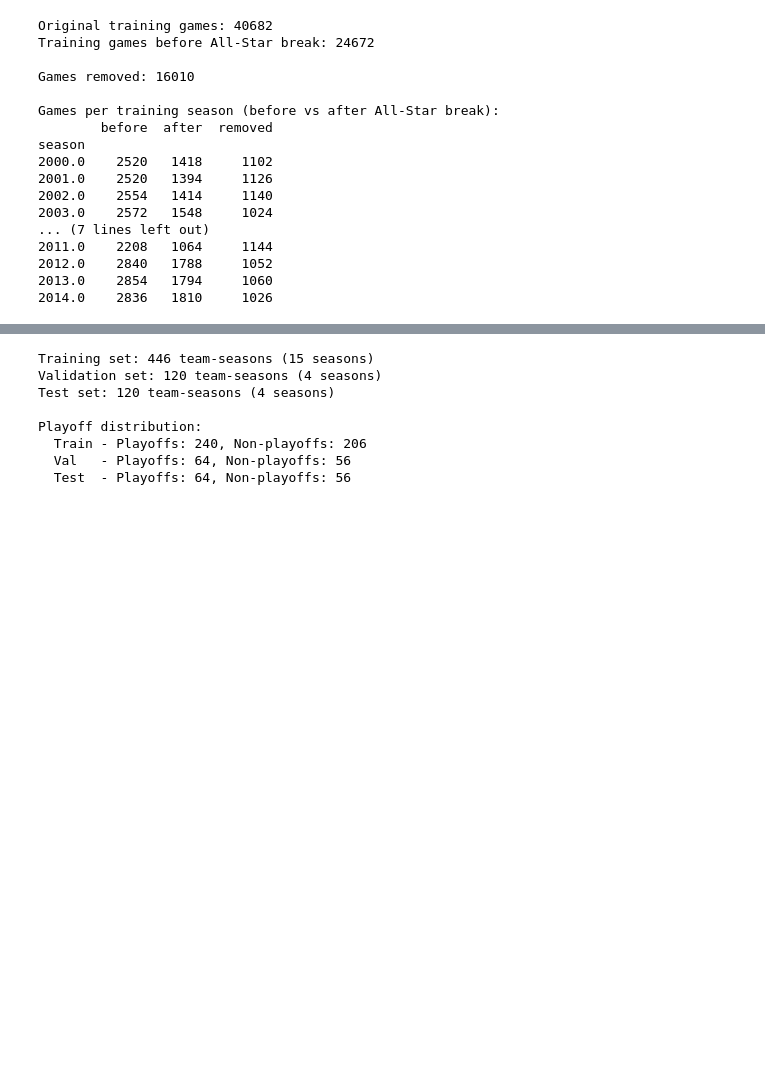
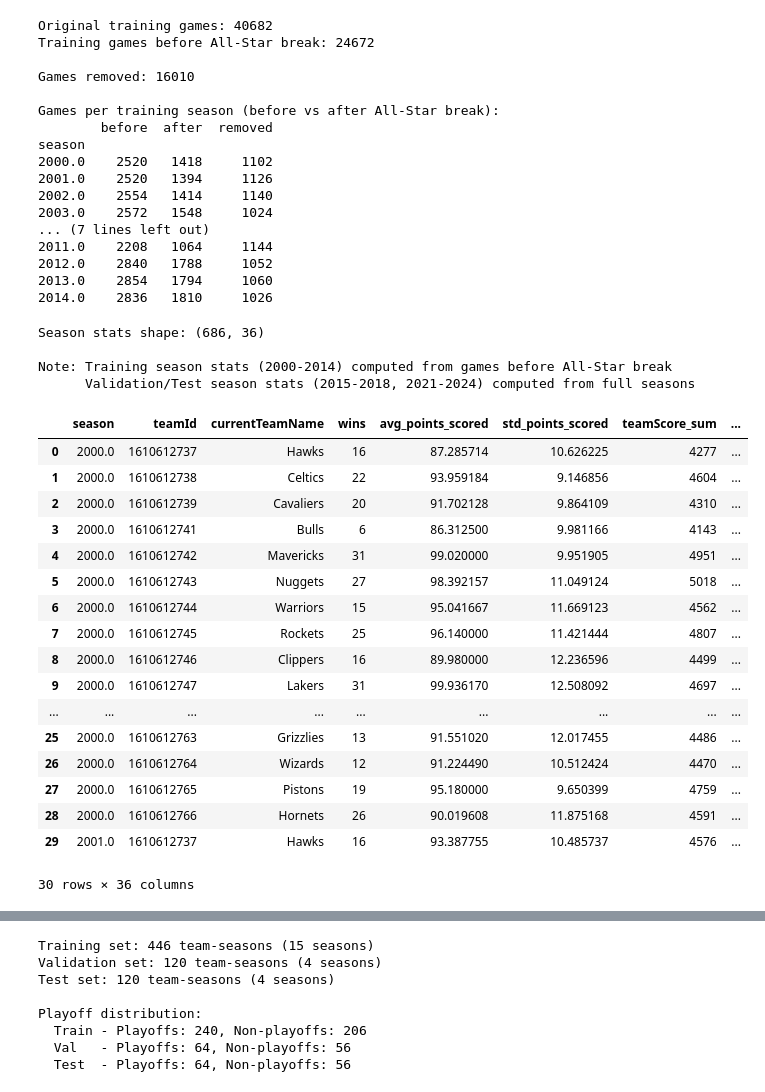
Before and after one commit to Techdude01/NBAPredict, a Jupyter notebook: NBAPredict.ipynb, the cells around one changed output, grey strips where cells are left out. Drawn from its saved outputs; the diff is of its cells as text; code cells hidden in the pictures; blank space fills up the shorter version.

Commit message:
add three features (OFF/DEF strength,assists_squared)

```diff
--- a/NBAPredict.ipynb
+++ b/NBAPredict.ipynb
@@ -383,33 +379,86 @@ season_stats = df_for_agg.groupby(['season', 'teamId', 'currentTeamName']).agg({
     'pointsFromTurnovers': 'mean',
     'benchPoints': 'mean',
 
     # Game count
     'gameId': 'count'
 }).reset_index()
 
 # Flatten column names
 season_stats.columns = ['_'.join(col).strip('_') if isinstance(col, tuple) else col
                         for col in season_stats.columns]
 
 # Rename some columns for clarity
 season_stats = season_stats.rename(columns={
     'win_sum': 'wins',
     'gameId_count': 'games_played',
     'teamScore_mean': 'avg_points_scored',
     'teamScore_std': 'std_points_scored',
     'opponentScore_mean': 'avg_points_allowed',
     'opponentScore_std': 'std_points_allowed'
 })
 
 # Calculate additional derived features
 season_stats['losses'] = season_stats['games_played'] - season_stats['wins']
 season_stats['win_pct'] = season_stats['wins'] / season_stats['games_played']
 season_stats['point_diff'] = season_stats['avg_points_scored'] - season_stats['avg_points_allowed']
 
+# Optional advanced features (toggle with separate booleans)
+USE_OFFENSIVE_STRENGTH = True  # Set to False to exclude offensive_strength and efg_pct
+USE_DEFENSIVE_STRENGTH = True  # Set to False to exclude defensive_strength
+USE_ASSISTS_SQUARED = True     # Set to False to exclude assists_mean_squared
+
+if USE_OFFENSIVE_STRENGTH:
+    # Calculate effective field goal percentage (needed for offensive_strength)
+    season_stats['efg_pct'] = (season_stats['fieldGoalsMade_mean'] + 0.5 * season_stats['threePointersMade_mean']) / (
+        season_stats['fieldGoalsAttempted_mean'] + 1e-6  # Add small epsilon to avoid division by zero
+    )
+
+    # Composite offensive strength feature
+    season_stats['offensive_strength'] = (
+        season_stats['avg_points_scored'] +
+        season_stats['assists_mean'] +
+        season_stats['efg_pct']
+    ) / 3
+
+if USE_DEFENSIVE_STRENGTH:
+    # Composite defensive strength feature
+    season_stats['defensive_strength'] = (
+        season_stats['avg_points_allowed'] +
+        season_stats['blocks_mean'] +
+        season_stats['steals_mean']
+    ) / 3
+
+if USE_ASSISTS_SQUARED:
+    # Polynomial feature: square of assists_mean
+    season_stats['assists_mean_squared'] = season_stats['assists_mean'] ** 2
+
 print(f"Season stats shape: {season_stats.shape}")
 print(f"\nNote: Training season stats (2000-2014) computed from games before All-Star break")
 print(f"      Validation/Test season stats (2015-2018, 2021-2024) computed from full seasons")
 season_stats.head(30)
+# %% [output]
+Season stats shape: (686, 36)
+
+Note: Training season stats (2000-2014) computed from games before All-Star break
+      Validation/Test season stats (2015-2018, 2021-2024) computed from full seasons
+|  | season | teamId | currentTeamName | wins | avg_points_scored | std_points_scored | teamScore_sum | ... |
+| 0 | 2000.0 | 1610612737 | Hawks | 16 | 87.285714 | 10.626225 | 4277 | ... |
+| 1 | 2000.0 | 1610612738 | Celtics | 22 | 93.959184 | 9.146856 | 4604 | ... |
+| 2 | 2000.0 | 1610612739 | Cavaliers | 20 | 91.702128 | 9.864109 | 4310 | ... |
+| 3 | 2000.0 | 1610612741 | Bulls | 6 | 86.312500 | 9.981166 | 4143 | ... |
+| 4 | 2000.0 | 1610612742 | Mavericks | 31 | 99.020000 | 9.951905 | 4951 | ... |
+| 5 | 2000.0 | 1610612743 | Nuggets | 27 | 98.392157 | 11.049124 | 5018 | ... |
+| 6 | 2000.0 | 1610612744 | Warriors | 15 | 95.041667 | 11.669123 | 4562 | ... |
+| 7 | 2000.0 | 1610612745 | Rockets | 25 | 96.140000 | 11.421444 | 4807 | ... |
+| 8 | 2000.0 | 1610612746 | Clippers | 16 | 89.980000 | 12.236596 | 4499 | ... |
+| 9 | 2000.0 | 1610612747 | Lakers | 31 | 99.936170 | 12.508092 | 4697 | ... |
+| ... | ... | ... | ... | ... | ... | ... | ... | ... |
+| 25 | 2000.0 | 1610612763 | Grizzlies | 13 | 91.551020 | 12.017455 | 4486 | ... |
+| 26 | 2000.0 | 1610612764 | Wizards | 12 | 91.224490 | 10.512424 | 4470 | ... |
+| 27 | 2000.0 | 1610612765 | Pistons | 19 | 95.180000 | 9.650399 | 4759 | ... |
+| 28 | 2000.0 | 1610612766 | Hornets | 26 | 90.019608 | 11.875168 | 4591 | ... |
+| 29 | 2001.0 | 1610612737 | Hawks | 16 | 93.387755 | 10.485737 | 4576 | ... |
+30 rows × 36 columns
 # %%
 # Create playoff label based on historical playoff qualification
 # In the modern NBA (since 1984), 16 teams make playoffs (8 per conference)
```
Also changed, not shown: parts of 5 cells of this notebook, 3 other files.
